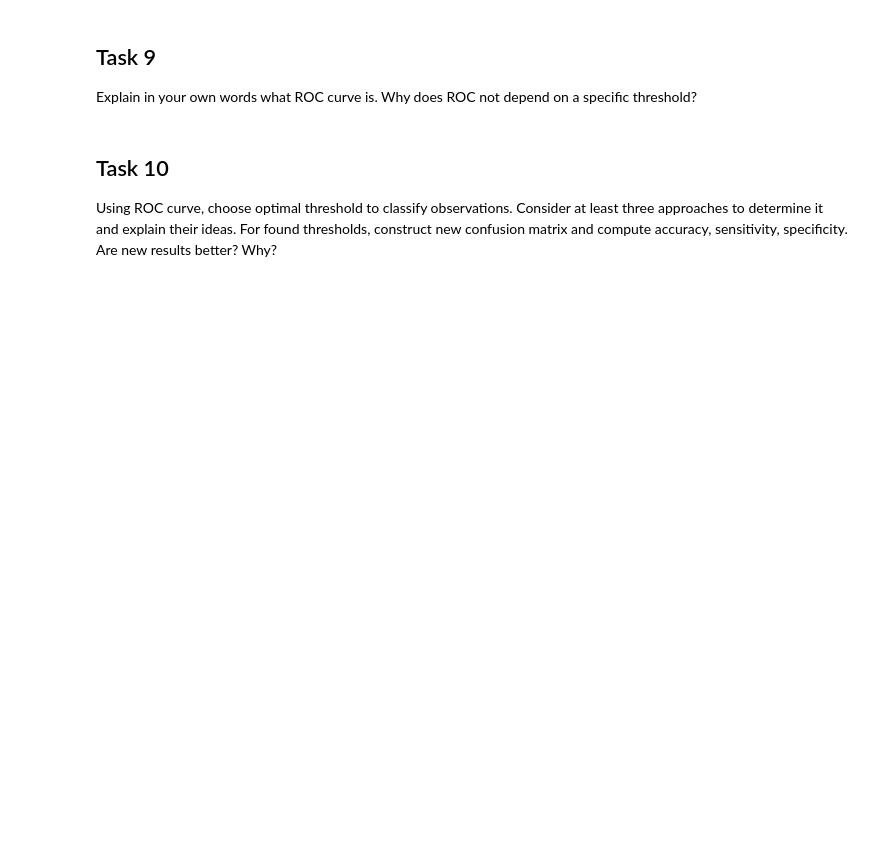
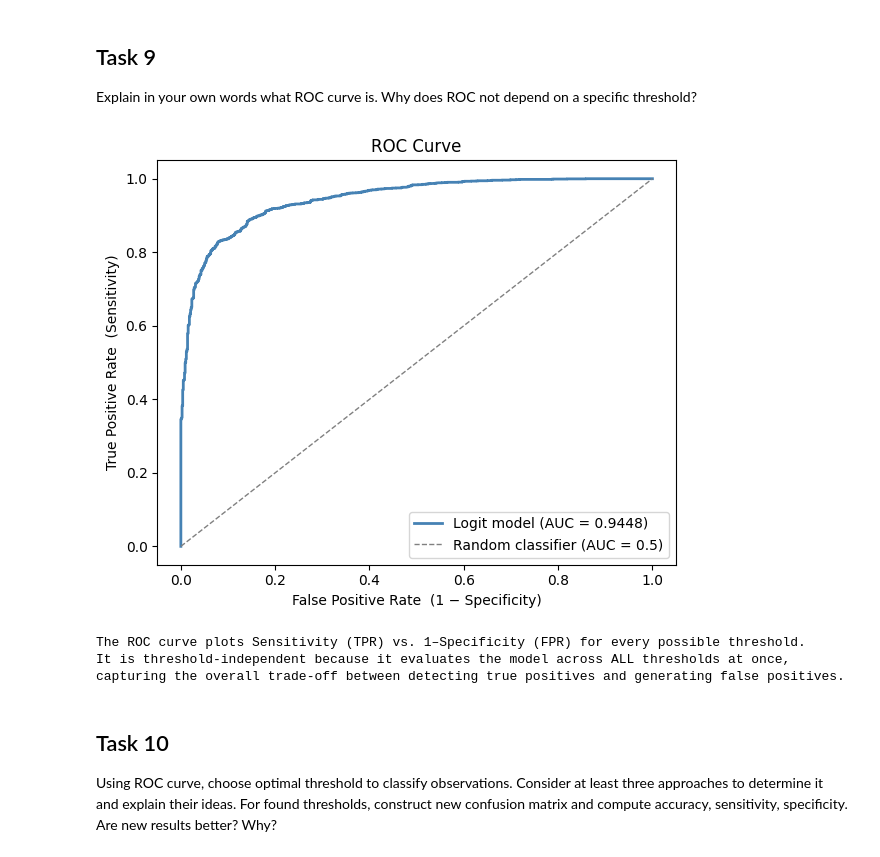
Before and after one commit to ykertytsky/ucu-econometrics, a Jupyter notebook: seminar_6/seminar_6.ipynb, the cells around one changed output. Saved outputs shown, nothing was run; the diff lists cells and outputs as text; code cells hidden in the pictures; blank space fills up the shorter version.

```diff
--- a/seminar_6/seminar_6.ipynb
+++ b/seminar_6/seminar_6.ipynb
@@ -40,6 +243,31 @@ Apply this approach to classify all observations and construct confusion matrix.
 # %% [markdown]
 ## Task 9
 Explain in your own words what ROC curve is. Why does ROC not depend on a specific threshold?
+# %%
+# Task 9: Plot ROC curve
+from sklearn.metrics import roc_curve, auc
+
+fpr, tpr, roc_thresholds = roc_curve(task2_df['EH'], task2_df['p_hat'])
+roc_auc = auc(fpr, tpr)
+
+fig, ax = plt.subplots(figsize=(6, 5))
+ax.plot(fpr, tpr, color='steelblue', lw=2, label=f'Logit model (AUC = {roc_auc:.4f})')
+ax.plot([0, 1], [0, 1], color='gray', linestyle='--', lw=1, label='Random classifier (AUC = 0.5)')
+ax.set_xlabel('False Positive Rate  (1 − Specificity)')
+ax.set_ylabel('True Positive Rate  (Sensitivity)')
+ax.set_title('ROC Curve')
+ax.legend(loc='lower right')
+plt.tight_layout()
+plt.show()
+
+print("The ROC curve plots Sensitivity (TPR) vs. 1–Specificity (FPR) for every possible threshold.")
+print("It is threshold-independent because it evaluates the model across ALL thresholds at once,")
+print("capturing the overall trade-off between detecting true positives and generating false positives.")
+# %% [output]
+[figure, added]
+The ROC curve plots Sensitivity (TPR) vs. 1–Specificity (FPR) for every possible threshold.
+It is threshold-independent because it evaluates the model across ALL thresholds at once,
+capturing the overall trade-off between detecting true positives and generating false positives.
 # %% [markdown]
 ## Task 10
 Using ROC curve, choose optimal threshold to classify observations. Consider at least three approaches to determine it and explain their ideas. For found thresholds, construct new confusion matrix and compute accuracy, sensitivity, specificity. Are new results better? Why?
```
Also changed, not shown: parts of 8 cells of this notebook, 13 other files.
